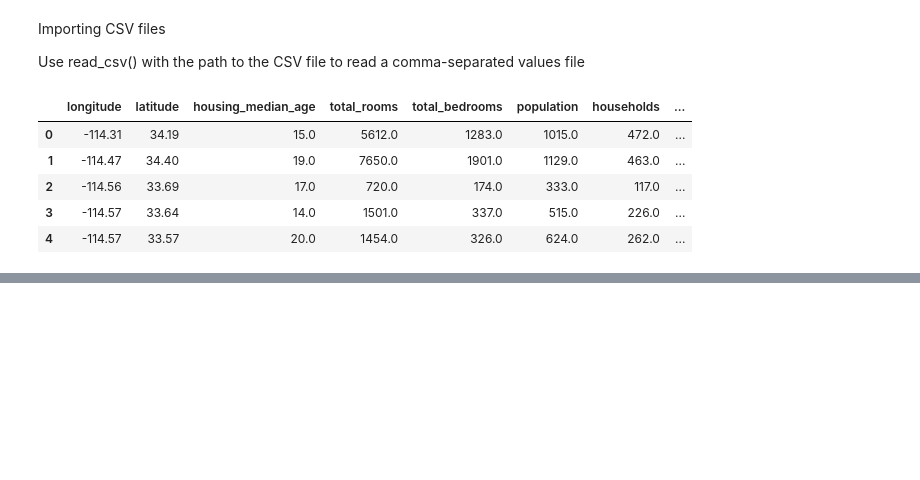
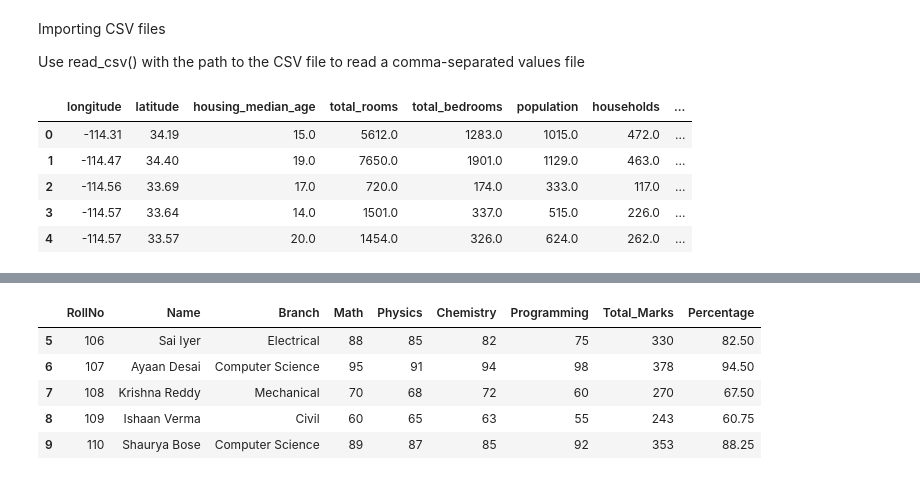
Before and after one commit to Srihas04/ML_LAB_2026-2027, a Jupyter notebook: Californiadataset.ipynb, the cells around one changed output, grey strips where cells are left out. Cells and saved outputs as stored; diff of their text form; code cells hidden in the pictures; blank space fills up the shorter version.

```diff
--- a/Californiadataset.ipynb
+++ b/Californiadataset.ipynb
@@ -25,0 +65,9 @@ df.head()
+# %%
+df.tail()
+# %% [output]
+|  | RollNo | Name | Branch | Math | Physics | Chemistry | Programming | Total_Marks | Percentage |
+| 5 | 106 | Sai Iyer | Electrical | 88 | 85 | 82 | 75 | 330 | 82.50 |
+| 6 | 107 | Ayaan Desai | Computer Science | 95 | 91 | 94 | 98 | 378 | 94.50 |
+| 7 | 108 | Krishna Reddy | Mechanical | 70 | 68 | 72 | 60 | 270 | 67.50 |
+| 8 | 109 | Ishaan Verma | Civil | 60 | 65 | 63 | 55 | 243 | 60.75 |
+| 9 | 110 | Shaurya Bose | Computer Science | 89 | 87 | 85 | 92 | 353 | 88.25 |
```
Also changed, not shown: parts of 7 cells of this notebook.
